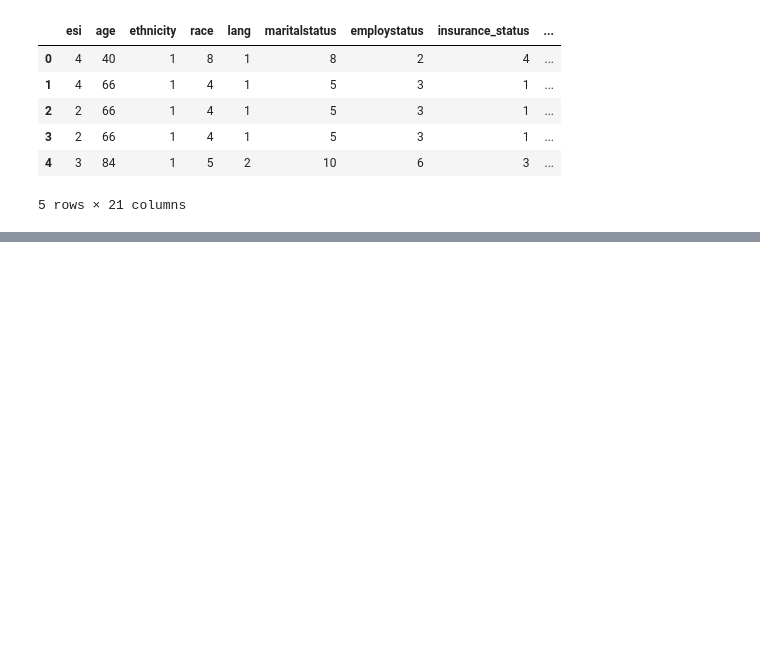
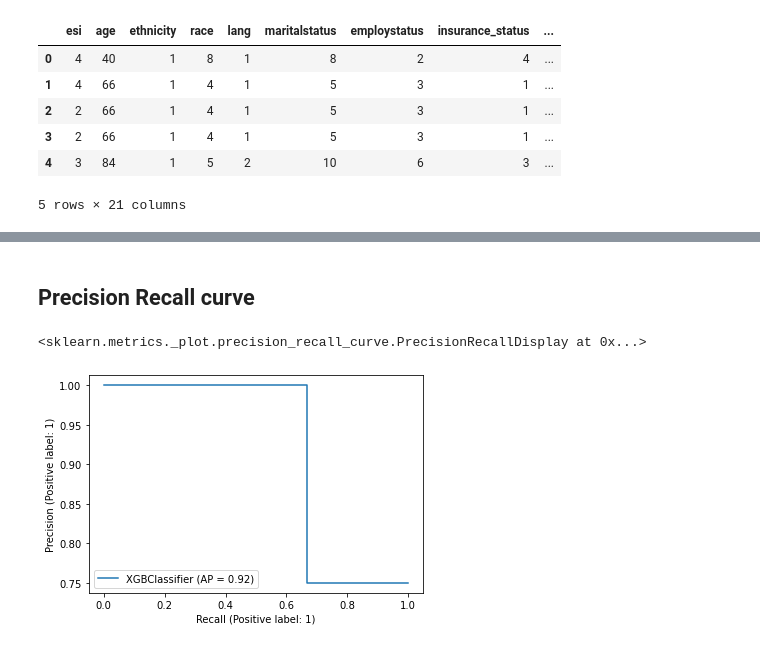
Before and after one commit to yuxuanwu17/02718-Emergency-department-ED-ML-Prediction, a Jupyter notebook: xgBoost_train.ipynb, the cells around one changed output, grey strips where cells are left out. Saved outputs shown, nothing was run; the diff lists cells and outputs as text; code cells hidden in the pictures; blank space fills up the shorter version.

```diff
--- a/xgBoost_train.ipynb
+++ b/xgBoost_train.ipynb
@@ -40,10 +42,3 @@ y_train = np.array(y_train)[:100]
 y_test = np.array(y_test)[:10]
 X_train = np.array(X_train)[:100,]
 X_test = np.array(X_test)[:10,]
-# %%
-import xgboost
-from xgboost import XGBClassifier
-
-clf = XGBClassifier(n_estimators=1000, learning_rate=0.05,n_jobs=6)
-# Add silent=True to avoid printing out updates with each cycle
-clf.fit(X_train, y_train, verbose=True)
@@ -172,0 +104,8 @@ print(ac)
+# %% [markdown]
+## Precision Recall curve
+# %%
+from sklearn.metrics import plot_roc_curve, plot_precision_recall_curve
+plot_precision_recall_curve(clf,X_test,y_test,pos_label=1)
+# %% [output]
+<sklearn.metrics._plot.precision_recall_curve.PrecisionRecallDisplay at 0x...>
+[figure, added]
```
Also changed, not shown: parts of 28 cells of this notebook, 1 other file.
